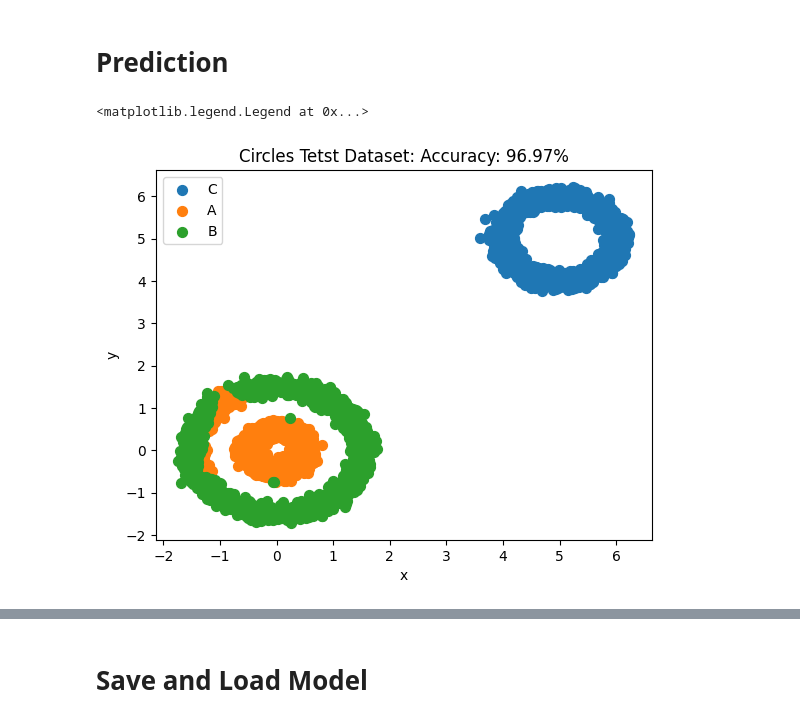
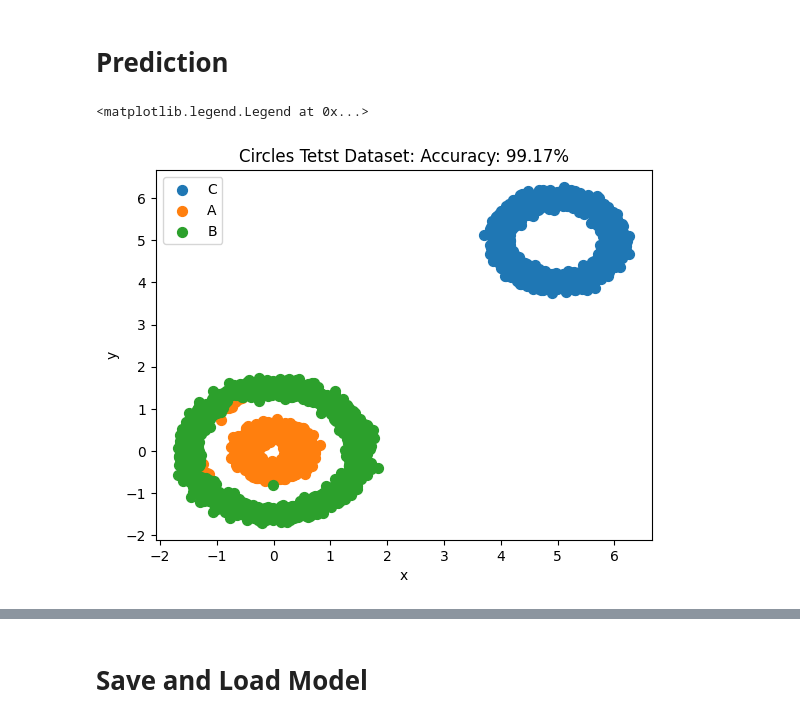
Before and after one commit to Mitchell-Mirano/Allison, a Jupyter notebook: examples/nn/4-classification.ipynb, the cells around one changed output, grey strips where cells are left out. Saved outputs shown, nothing was run; the diff lists cells and outputs as text; code cells hidden in the pictures.

```diff
--- a/examples/nn/4-classification.ipynb
+++ b/examples/nn/4-classification.ipynb
@@ -86,18 +89,18 @@ df_train, df_test = train_test_split(df, test_size=0.2, random_state=42)
 
 
 if device == 'gpu':
-    X_train = Tensor(df_train[["x","y"]].values).to('gpu')
-    Y_train = Tensor(df_train[["labels"]].values).to('gpu')
+    X_train = tensor(df_train[["x","y"]].values).to('gpu')
+    Y_train = tensor(df_train[["labels"]].values).to('gpu')
 
-    X_test = Tensor(df_test[["x","y"]].values).to('gpu')
-    Y_test = Tensor(df_test[["labels"]].values).to('gpu')
+    X_test = tensor(df_test[["x","y"]].values).to('gpu')
+    Y_test = tensor(df_test[["labels"]].values).to('gpu')
 
 else:
-    X_train = Tensor(df_train[["x","y"]].values)
-    Y_train = Tensor(df_train[["labels"]].values)
+    X_train = tensor(df_train[["x","y"]].values)
+    Y_train = tensor(df_train[["labels"]].values)
 
-    X_test = Tensor(df_test[["x","y"]].values)
-    Y_test = Tensor(df_test[["labels"]].values)
+    X_test = tensor(df_test[["x","y"]].values)
+    Y_test = tensor(df_test[["labels"]].values)
 
 print(f"X_train shape: {X_train.shape}, device: {X_train.device}")
 print(f"Y_train shape: {Y_train.shape}, device: {Y_train.device}")
@@ -119,7 +122,7 @@ class Network(NeuralNetwork):
         self.fc2 = Linear(4, 4)
         self.fc3 = Linear(4, 3)
 
-    def forward(self, x: Tensor) -> Tensor:
+    def forward(self, x: tensor) -> tensor:
         x = self.fc1(x)
         x = self.relu(x)
         x = self.fc2(x)
@@ -152,7 +155,7 @@ net.parameters()
  [[0. 0. 0.]], shape=(1, 3), device=gpu, requires_grad=True)]
 # %%
 criterion = CrossEntropyLoss()
-optimizer = SGDMomentum(net.parameters(), learning_rate=1e-3, momentum=0.9)
+optimizer = RMSprop(net.parameters(), lr=1e-2)
 # %%
 out = net(X_train)
 out
@@ -179,14 +182,14 @@ for epoch in range(10000 + 1):
 
     if epoch % 100 == 0:
         acc_train = (out.data.argmax(axis=1, keepdims=True) == Y_train.data).mean()
-        with no_grad():
+        with allison.no_grad():
             out = net(X_test)
             acc_test = (out.data.argmax(axis=1, keepdims=True) == Y_test.data).mean()
 
         # Usamos una f-string para formatear y alinear la salida
         print(f"[{device}] Epoch {epoch:5d} | Loss: {loss.data:.4f} | Acc Train: {acc_train*100:.2f}% | Acc Test: {acc_test*100:.2f}%")
 
-        if acc_test >= 0.95:  # Mejoramos el criterio de parada
+        if acc_test >= 0.98:  # Mejoramos el criterio de parada
             print(f"Entrenamiento completado en {epoch} epochs!")
             break
 # %% [output]
@@ -210,34 +199,34 @@ Entrenamiento completado en 3500 epochs!
 # %% [markdown]
 # Prediction
 # %%
-with no_grad():
+with allison.no_grad():
     out = net(X_test)
 
 y_pred = out.data.argmax(axis=1,keepdims=True)
 acc = (y_pred == Y_test.data).mean()
 
 if device == "gpu":
     y_pred = y_pred.get().flatten()
 else:
     y_pred = y_pred.flatten()
 
 y_pred_labels = [id2labels[y] for y in y_pred]
 
 df_test['pred_labels'] = y_pred_labels
 
 for label in df_test['pred_labels'].unique():
     x = df_test[df_test['pred_labels'] == label]['x']
     y = df_test[df_test['pred_labels'] == label]['y']
 
     plt.scatter(x,y,s=50,label=label)
 
 plt.title(f"Circles Tetst Dataset: Accuracy: {100*acc:.2f}%")
 plt.xlabel("x")
 plt.ylabel("y")
 plt.legend()
 # %% [output]
 <matplotlib.legend.Legend at 0x...>
-[figure, old version]
+[figure, new version]
 # %%
 if device == "gpu":
     y_real = Y_test.data.flatten().get()
```
Also changed, not shown: parts of 11 cells of this notebook, 20 other files.
